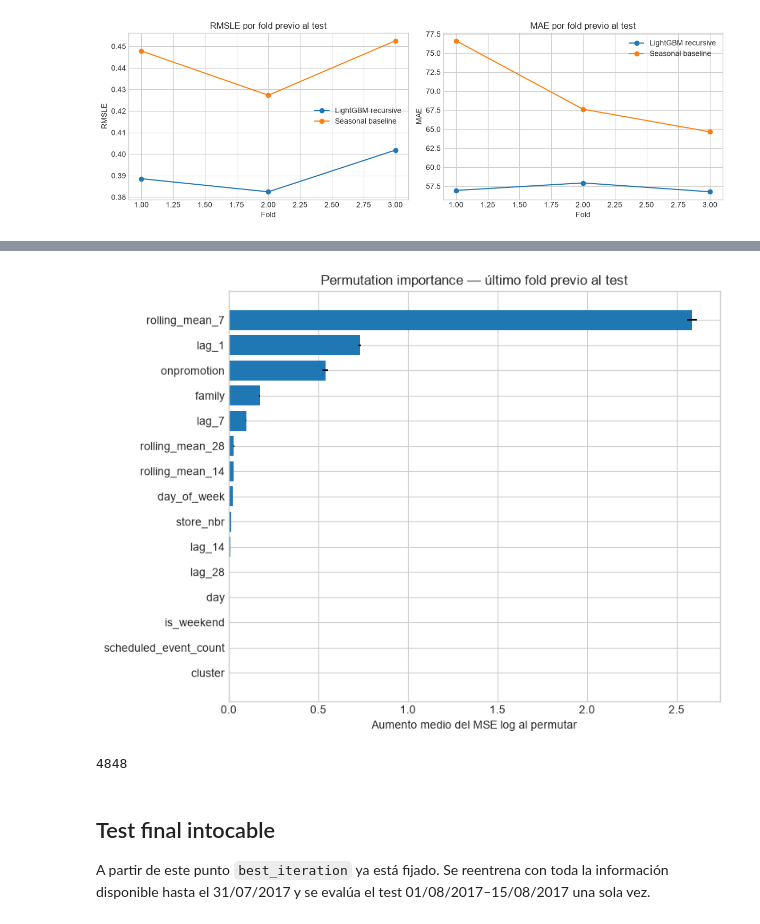
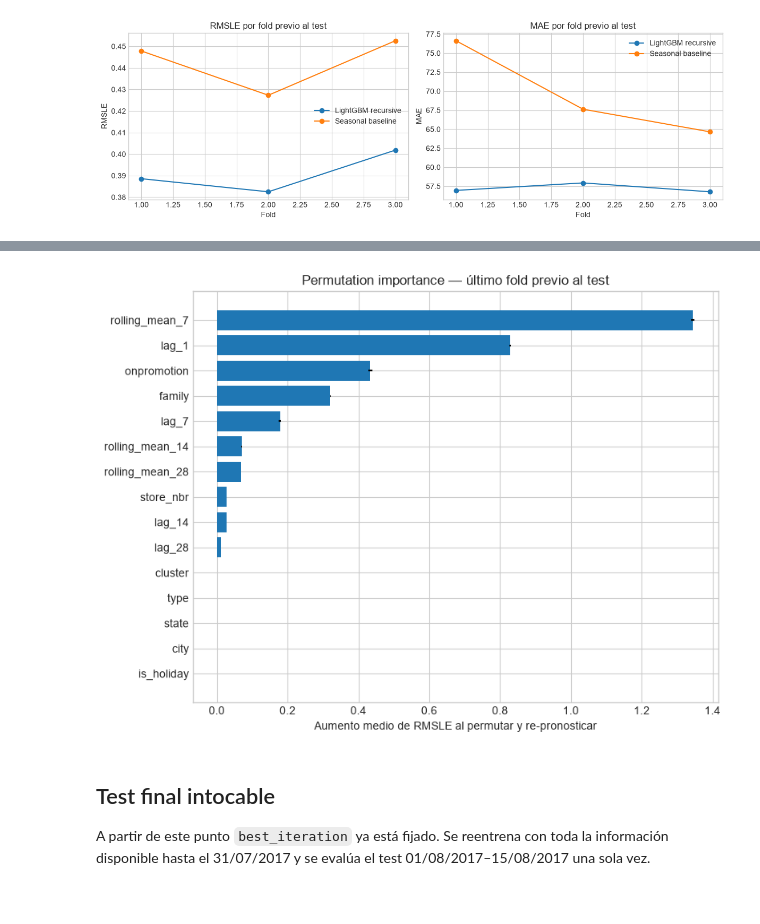
Before and after one commit to moiseslobayza/bekantor-demand-intelligence, a Jupyter notebook: notebooks/05_modeling.ipynb, the cells around one changed output, grey strips where cells are left out. Cells and saved outputs as stored; diff of their text form; code cells hidden in the pictures.

Commit message:
fix: address professor feedback on forecasting validation

```diff
--- a/notebooks/05_modeling.ipynb
+++ b/notebooks/05_modeling.ipynb
@@ -227,10 +241,13 @@ for row in backtest_windows.itertuples(index=False):
         last_fold_result = fold_result
     else:
         del fold_result
-        gc.collect()
+        _ = gc.collect()
 
 backtest_results = pd.concat(backtest_summaries, ignore_index=True)
-display(backtest_results.round(6))
+backtest_display = backtest_results.copy()
+numeric_columns = backtest_display.select_dtypes(include="number").columns
+backtest_display[numeric_columns] = backtest_display[numeric_columns].round(6)
+display(backtest_display)
 # %% [output]
 Fold 1: train hasta 2017-06-16 | validación 2017-06-17–2017-07-01
 Fold 2: train hasta 2017-07-01 | validación 2017-07-02–2017-07-16
@@ -350,0 +321,21 @@ display(permutation_table.head(15).round(6))
+# %%
+from src.models.recursive_importance import recursive_permutation_importance
+
+last_prepared = last_fold_result["prepared"]
+permutation_table, permutation_predictions, permutation_trace = (
+    recursive_permutation_importance(
+        model=last_fold_result["model"],
+        features_base=last_prepared["features_base"],
+        train=last_prepared["train"],
+        validation=last_prepared["validation"],
+        validation_start=backtest_windows.iloc[-1]["validation_start"],
+        validation_end=backtest_windows.iloc[-1]["validation_end"],
+        model_features=MODEL_FEATURES,
+        category_schema=last_fold_result["category_schema"],
+        n_repeats=3,
+        random_state=42,
+    )
+)
+assert permutation_trace["date"].min() > last_prepared["train"]["date"].max()
+assert len(permutation_predictions) == len(last_prepared["validation"])
+display(permutation_table.head(15).round(6))
@@ -351,22 +359,21 @@ display(permutation_table.head(15).round(6))
 # %%
 permutation_plot = permutation_table.head(15).sort_values("importance_mean")
 plt.figure(figsize=(8, 6))
 plt.barh(
     permutation_plot["feature"],
     permutation_plot["importance_mean"],
     xerr=permutation_plot["importance_std"],
 )
 plt.title("Permutation importance — último fold previo al test")
-plt.xlabel("Aumento medio del MSE log al permutar")
+plt.xlabel("Aumento medio de RMSLE al permutar y re-pronosticar")
 plt.tight_layout()
 plt.show()
 
-del last_historical_features, permutation_frame, X_permutation
+del permutation_predictions, permutation_trace
 del last_fold_result, last_prepared
-gc.collect()
+_ = gc.collect()
 # %% [output]
-[figure, old version]
+[figure, new version]
-4848
 # %% [markdown]
 ## Test final intocable
 
```
Also changed, not shown: parts of 22 cells of this notebook, 9 other files.
